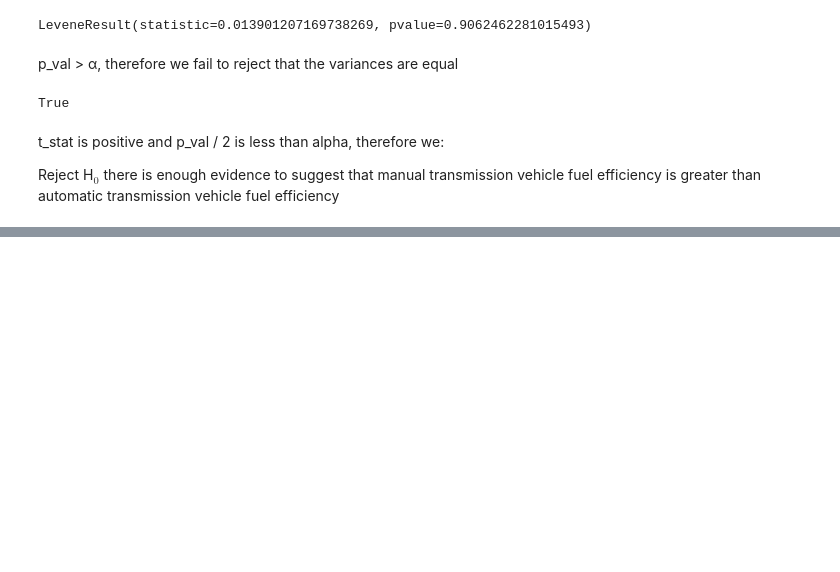
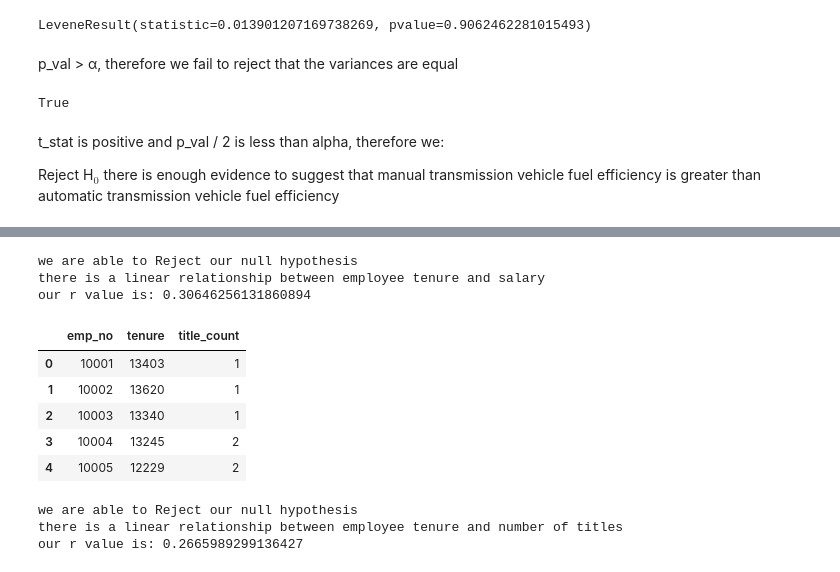
Before and after one commit to Adam-Harris87/statistics-exercises, a Jupyter notebook: hypothesis_testing.ipynb, the cells around one changed output, grey strips where cells are left out. Drawn from its saved outputs; the diff is of its cells as text; code cells hidden in the pictures; blank space fills up the shorter version.

```diff
--- a/hypothesis_testing.ipynb
+++ b/hypothesis_testing.ipynb
@@ -530,0 +641,35 @@ num_titles = employees.groupby('emp_no').salary.value_counts()
+# %%
+if p < α:
+    print('we are able to Reject our null hypothesis')
+    print('there is a linear relationship between employee tenure and salary')
+    print(f'our r value is: {r}')
+else:
+    print('we fail to reject our null hypothesis')
+    print('there is not enough evidence to suggest a linear relationship between\
+ employee tenure and salary')
+# %% [output]
+we are able to Reject our null hypothesis
+there is a linear relationship between employee tenure and salary
+our r value is: 0.30646256131860894
+# %%
+connection = env.get_db_url('employees')
+query = '''
+SELECT
+	emp_no,
+    DATEDIFF(now(), hire_date) as tenure,
+    COUNT(title) as title_count
+FROM employees
+	JOIN titles
+		USING (emp_no)
+GROUP BY emp_no;
+'''
+employees_title_counts = pd.read_sql(query, connection)
+# %%
+employees_title_counts.head()
+# %% [output]
+|  | emp_no | tenure | title_count |
+| 0 | 10001 | 13403 | 1 |
+| 1 | 10002 | 13620 | 1 |
+| 2 | 10003 | 13340 | 1 |
+| 3 | 10004 | 13245 | 2 |
+| 4 | 10005 | 12229 | 2 |
@@ -530,0 +682,13 @@ num_titles = employees.groupby('emp_no').salary.value_counts()
+# %%
+if p < α:
+    print('we are able to Reject our null hypothesis')
+    print('there is a linear relationship between employee tenure and number of titles')
+    print(f'our r value is: {r}')
+else:
+    print('we fail to reject our null hypothesis')
+    print('there is not enough evidence to suggest a linear relationship between\
+ employee tenure and number of titles')
+# %% [output]
+we are able to Reject our null hypothesis
+there is a linear relationship between employee tenure and number of titles
+our r value is: 0.2665989299136427
```
Also changed, not shown: parts of 62 cells of this notebook.
